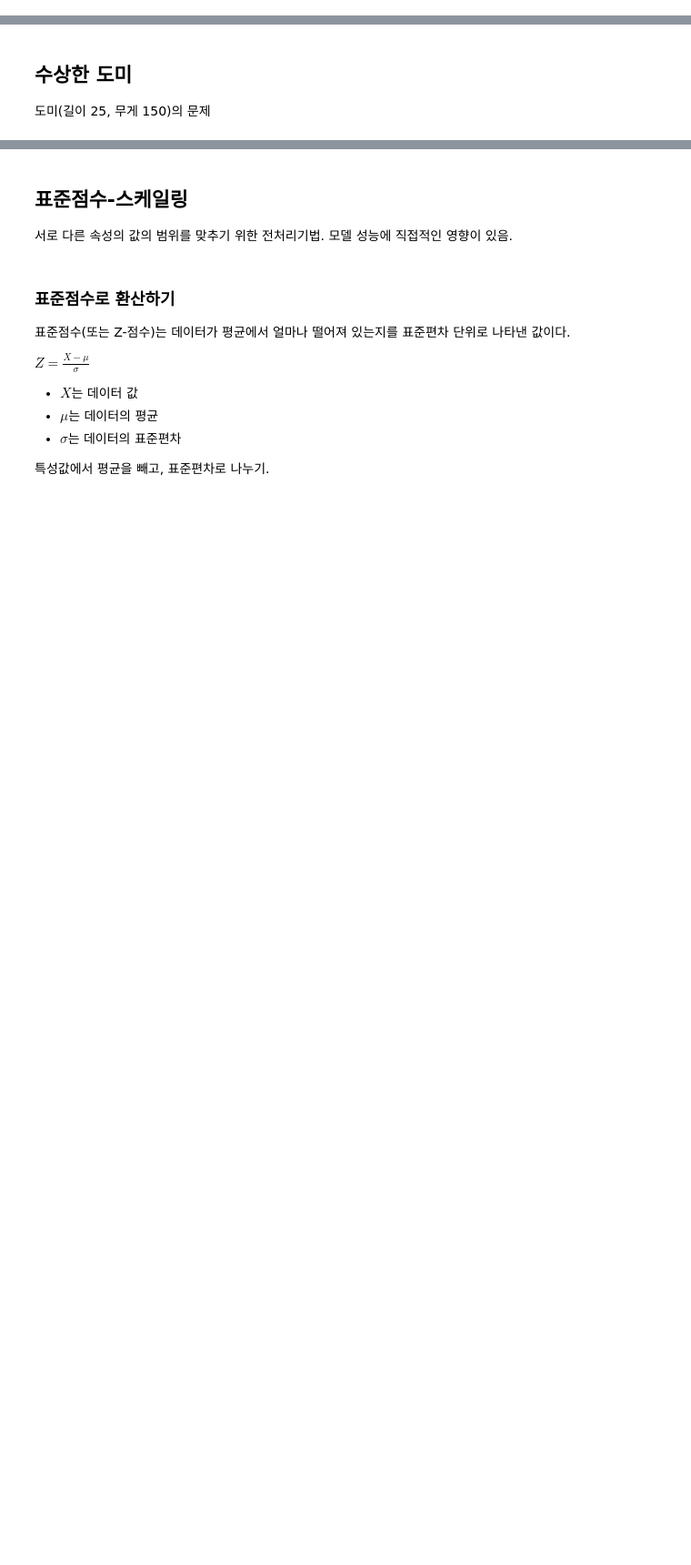
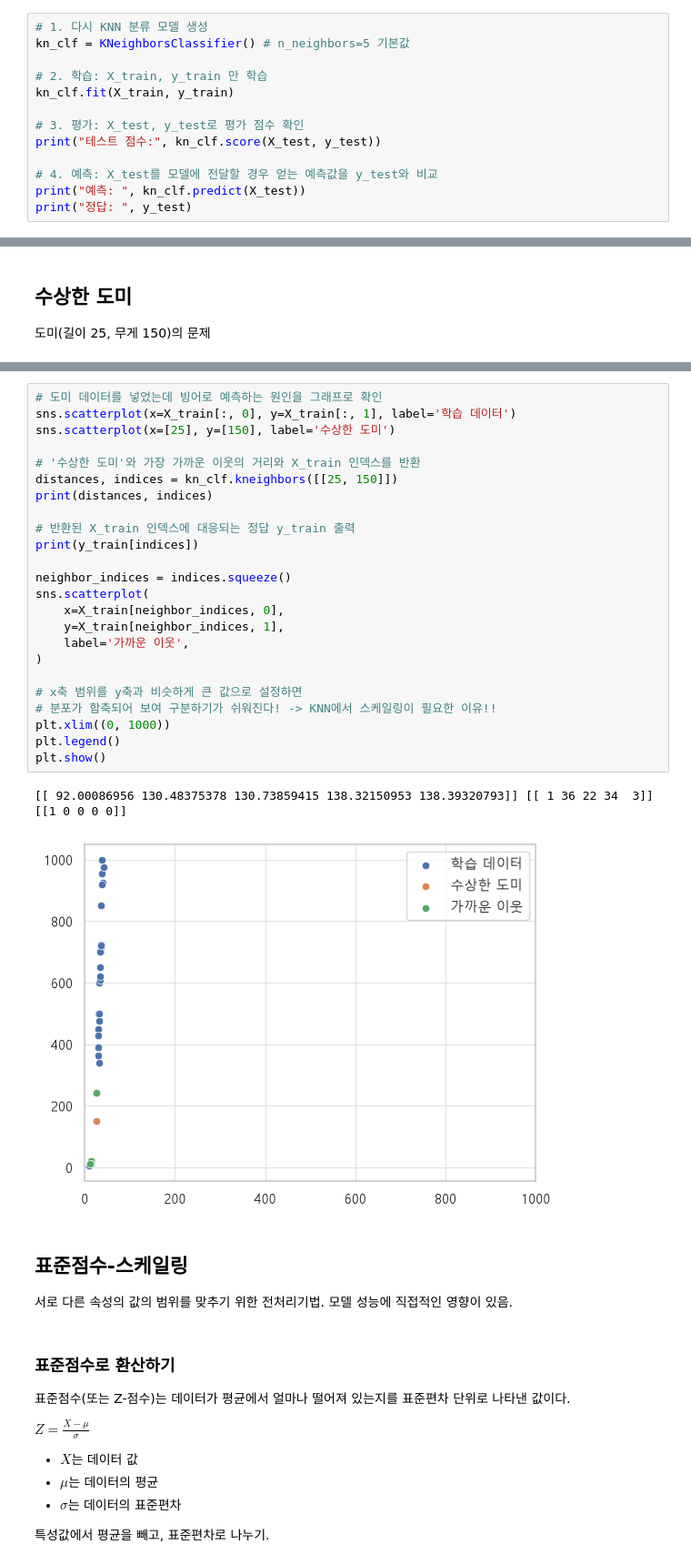
Before and after one commit to skn-family-ai-studybank/06_machine_learning, a Jupyter notebook: 01_overview/02_classification_overview_knn.ipynb, the cells around one changed output, grey strips where cells are left out. Shown at 91% size. Drawn from its saved outputs; the diff is of its cells as text; blank space fills up the shorter version.

```diff
--- a/01_overview/02_classification_overview_knn.ipynb
+++ b/01_overview/02_classification_overview_knn.ipynb
@@ -257,0 +281,13 @@ plt.show()
+# %%
+# 1. 다시 KNN 분류 모델 생성
+kn_clf = KNeighborsClassifier() # n_neighbors=5 기본값
+
+# 2. 학습: X_train, y_train 만 학습
+kn_clf.fit(X_train, y_train)
+
+# 3. 평가: X_test, y_test로 평가 점수 확인
+print("테스트 점수:", kn_clf.score(X_test, y_test))
+
+# 4. 예측: X_test를 모델에 전달할 경우 얻는 예측값을 y_test와 비교
+print("예측: ", kn_clf.predict(X_test))
+print("정답: ", y_test)
@@ -261,3 +306,31 @@ plt.show()
+# %%
+# 도미 데이터를 넣었는데 빙어로 예측하는 원인을 그래프로 확인
+sns.scatterplot(x=X_train[:, 0], y=X_train[:, 1], label='학습 데이터')
+sns.scatterplot(x=[25], y=[150], label='수상한 도미')
+
+# '수상한 도미'와 가장 가까운 이웃의 거리와 X_train 인덱스를 반환
+distances, indices = kn_clf.kneighbors([[25, 150]])
+print(distances, indices)
+
+# 반환된 X_train 인덱스에 대응되는 정답 y_train 출력
+print(y_train[indices])
+
+neighbor_indices = indices.squeeze()
+sns.scatterplot(
+    x=X_train[neighbor_indices, 0],
+    y=X_train[neighbor_indices, 1],
+    label='가까운 이웃',
+)
+
+# x축 범위를 y축과 비슷하게 큰 값으로 설정하면
+# 분포가 함축되어 보여 구분하기가 쉬워진다! -> KNN에서 스케일링이 필요한 이유!!
+plt.xlim((0, 1000))
+plt.legend()
+plt.show()
+# %% [output]
+[[ 92.00086956 130.48375378 130.73859415 138.32150953 138.39320793]] [[ 1 36 22 34  3]]
+[[1 0 0 0 0]]
+[figure, added]
 # %% [markdown]
 ## 표준점수-스케일링
 서로 다른 속성의 값의 범위를 맞추기 위한 전처리기법.
```
Also changed, not shown: parts of 7 cells of this notebook.
